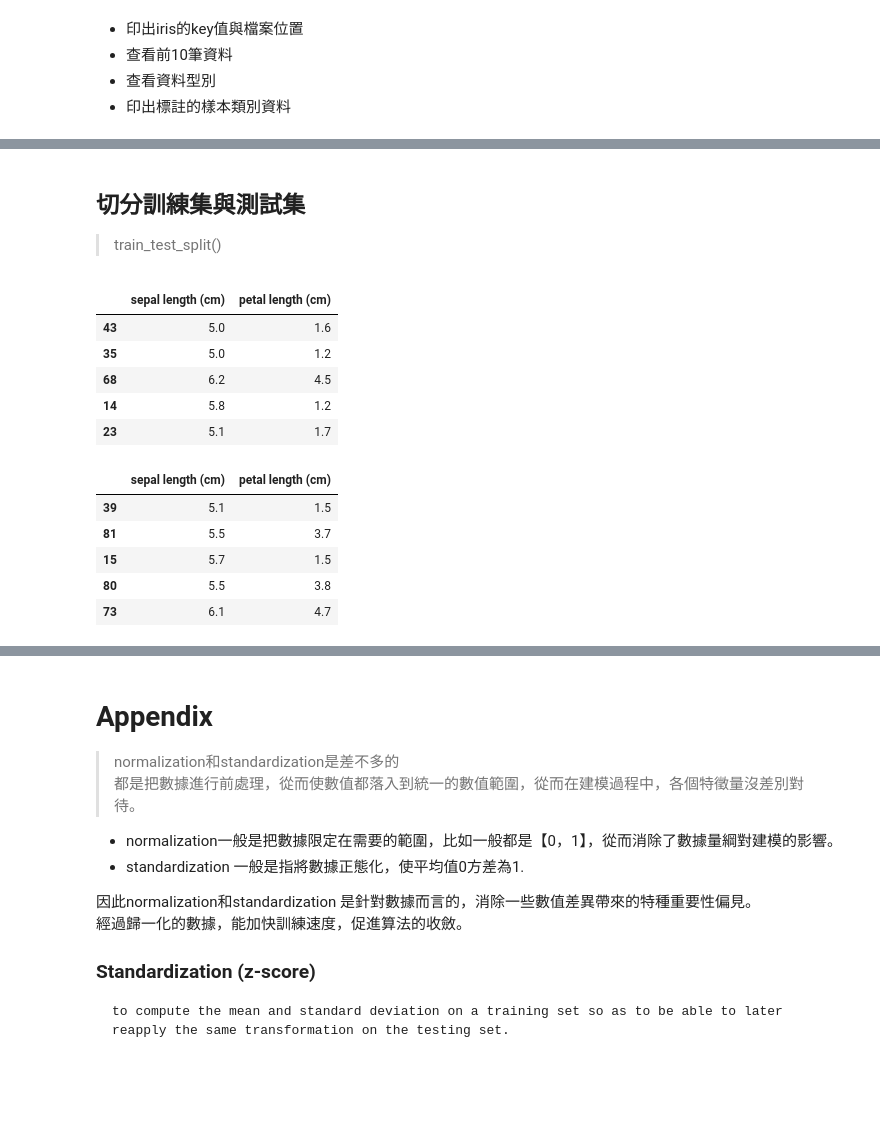
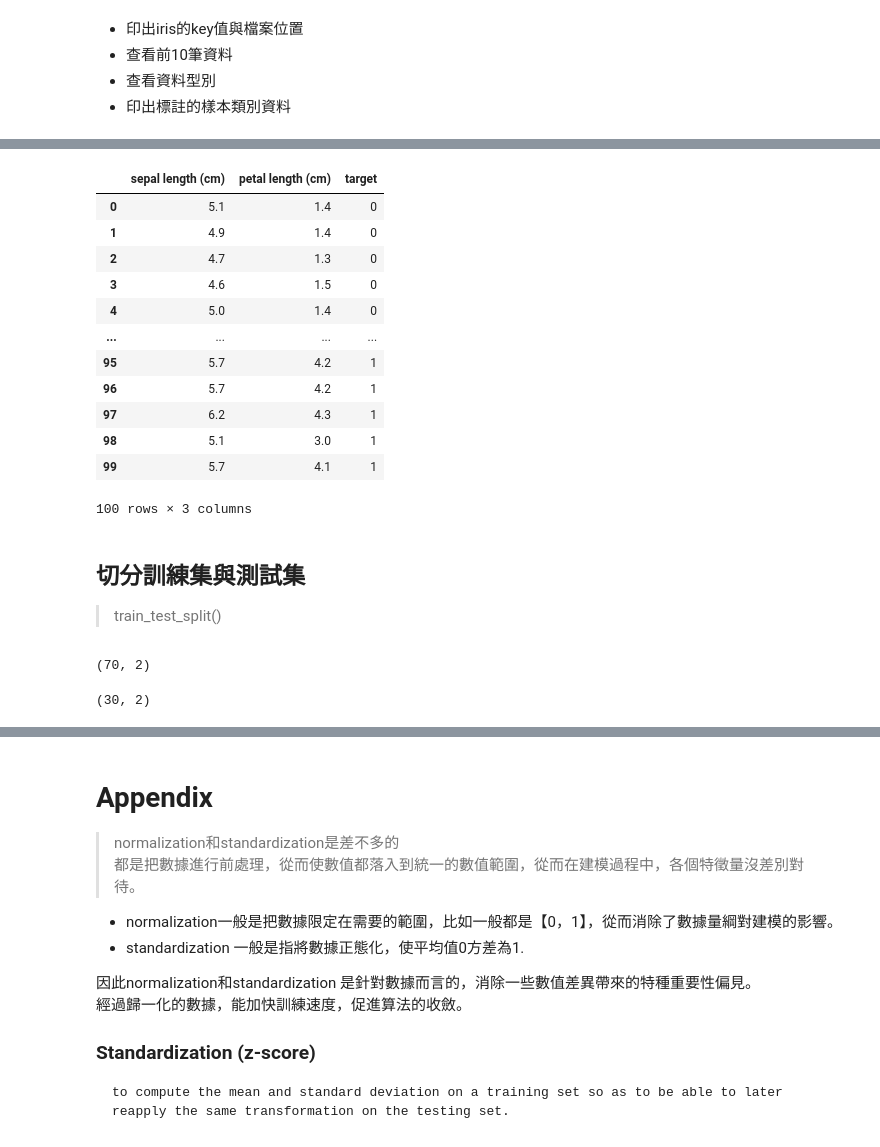
Before and after one commit to twcch/IMLP425, a Jupyter notebook: Unit03/6_scikit_learn_Basic_實戰.ipynb, the cells around one changed output, grey strips where cells are left out. Saved outputs shown, nothing was run; the diff lists cells and outputs as text; code cells hidden in the pictures; blank space fills up the shorter version.

```diff
--- a/Unit03/6_scikit_learn_Basic_實戰.ipynb
+++ b/Unit03/6_scikit_learn_Basic_實戰.ipynb
@@ -138,0 +130,4 @@ target_names: ['setosa' 'versicolor' 'virginica']
+# %%
+#建立Target欄位與資料
+y = pd.DataFrame(iris["target"], columns=["target"])
+y.head()
@@ -138,0 +141,5 @@ target_names: ['setosa' 'versicolor' 'virginica']
+# %%
+#合併資料特徵欄位與目標欄位
+iris_data = pd.concat([x, y], axis=1)
+iris_data = iris_data[["sepal length (cm)", "petal length (cm)", "target"]]
+iris_data.head(10)
@@ -139,3 +158,22 @@ target_names: ['setosa' 'versicolor' 'virginica']
+# %%
+#只選擇目標為0與1的資料
+iris_data = iris_data.query("target in (0, 1)")
+iris_data
+#print(iris.data.size)
+# %% [output]
+|  | sepal length (cm) | petal length (cm) | target |
+| 0 | 5.1 | 1.4 | 0 |
+| 1 | 4.9 | 1.4 | 0 |
+| 2 | 4.7 | 1.3 | 0 |
+| 3 | 4.6 | 1.5 | 0 |
+| 4 | 5.0 | 1.4 | 0 |
+| ... | ... | ... | ... |
+| 95 | 5.7 | 4.2 | 1 |
+| 96 | 5.7 | 4.2 | 1 |
+| 97 | 6.2 | 4.3 | 1 |
+| 98 | 5.1 | 3.0 | 1 |
+| 99 | 5.7 | 4.1 | 1 |
+100 rows × 3 columns
 # %% [markdown]
 ## 切分訓練集與測試集
 > train_test_split()
@@ -144,18 +186,10 @@ from sklearn.model_selection import train_test_split
 # %%
 X_train.head()
+X_train.shape
 # %% [output]
-|  | sepal length (cm) | petal length (cm) |
-| 43 | 5.0 | 1.6 |
-| 35 | 5.0 | 1.2 |
-| 68 | 6.2 | 4.5 |
-| 14 | 5.8 | 1.2 |
-| 23 | 5.1 | 1.7 |
+(70, 2)
 # %%
 X_test.head()
+X_test.shape
 # %% [output]
-|  | sepal length (cm) | petal length (cm) |
-| 39 | 5.1 | 1.5 |
-| 81 | 5.5 | 3.7 |
-| 15 | 5.7 | 1.5 |
-| 80 | 5.5 | 3.8 |
-| 73 | 6.1 | 4.7 |
+(30, 2)
```
Also changed, not shown: parts of 26 cells of this notebook.
